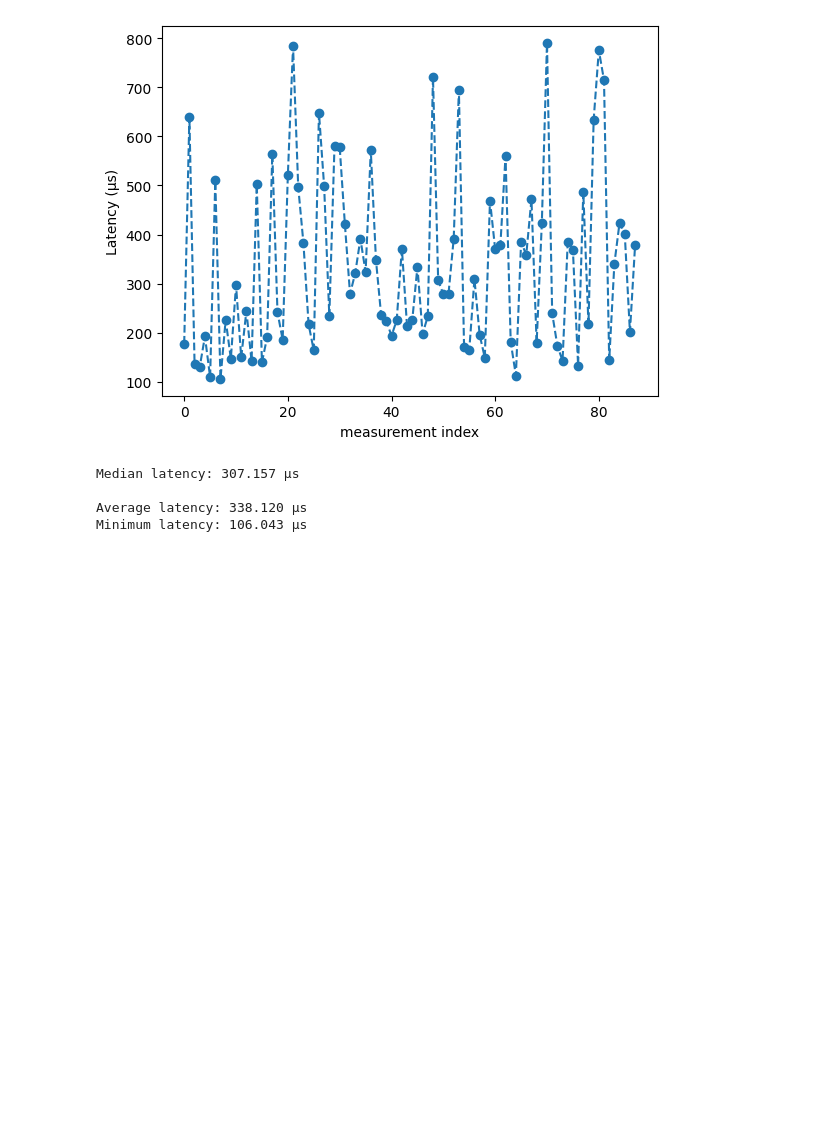
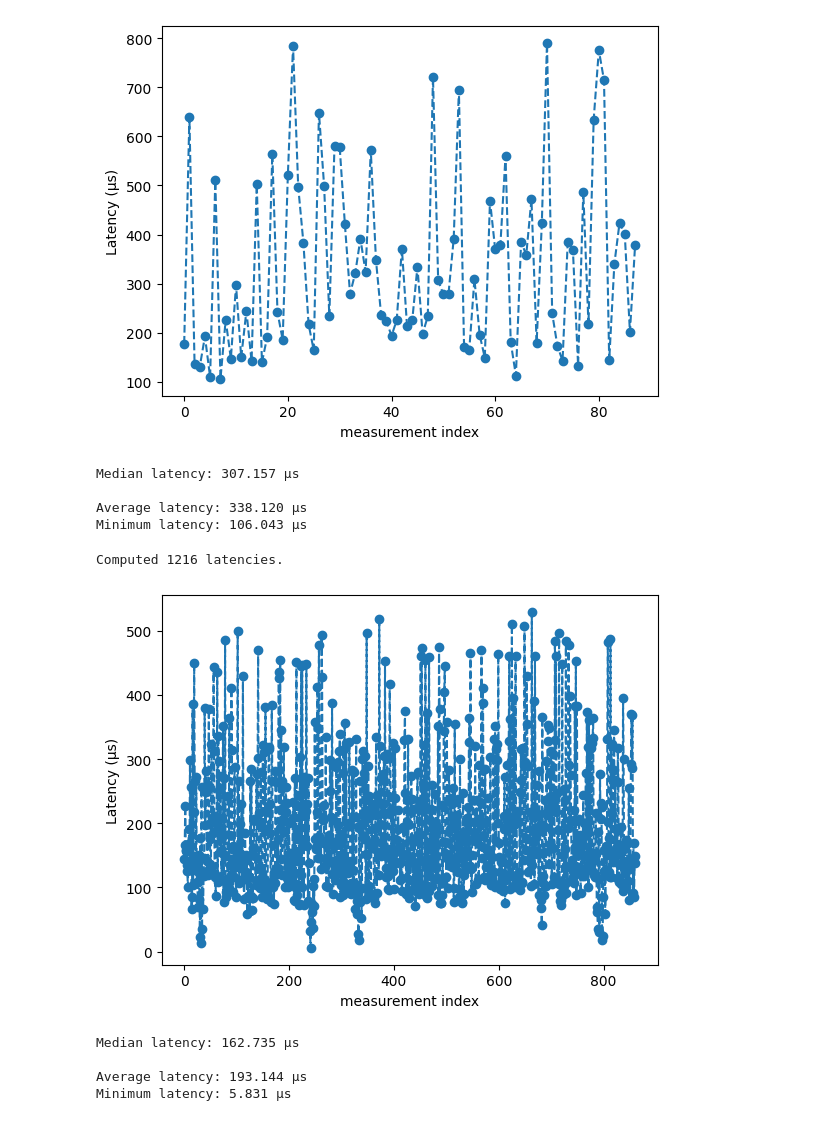
Before and after one commit to gespel/XenoFlow, a Jupyter notebook: experiments/entry_latency/entry_latency.ipynb, the cells around one changed output. Drawn from its saved outputs; the diff is of its cells as text; code cells hidden in the pictures; blank space fills up the shorter version.

Commit message:
updated graphs

```diff
--- a/experiments/entry_latency/entry_latency.ipynb
+++ b/experiments/entry_latency/entry_latency.ipynb
@@ -131,3 +131,12 @@ Median latency: 307.157 μs
 
 Average latency: 338.120 μs
 Minimum latency: 106.043 μs
+# %%
+analyse_experiment("measurements/packets6.pcap", "measurements/entries6.txt")
+# %% [output]
+Computed 1216 latencies.
+[figure, added]
+Median latency: 162.735 μs
+
+Average latency: 193.144 μs
+Minimum latency: 5.831 μs
```
Also changed, not shown: parts of 4 cells of this notebook.
